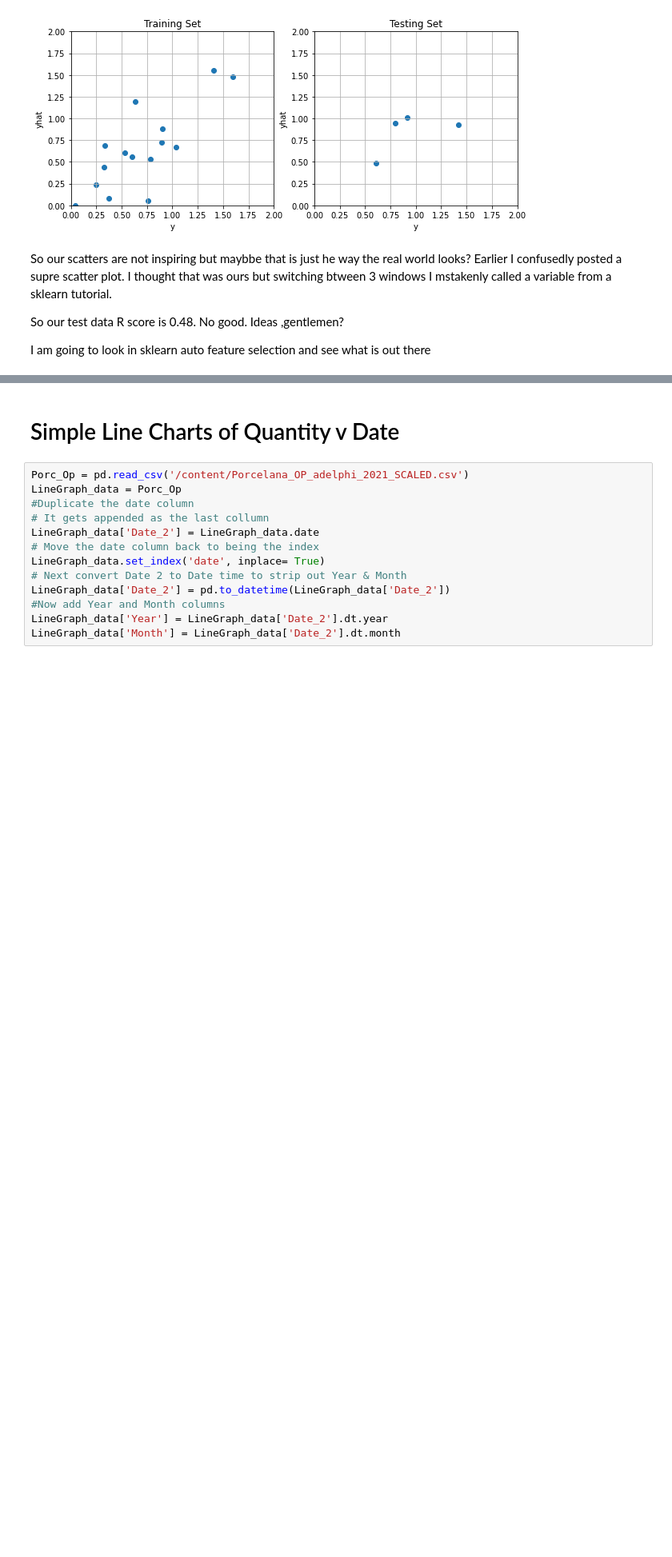
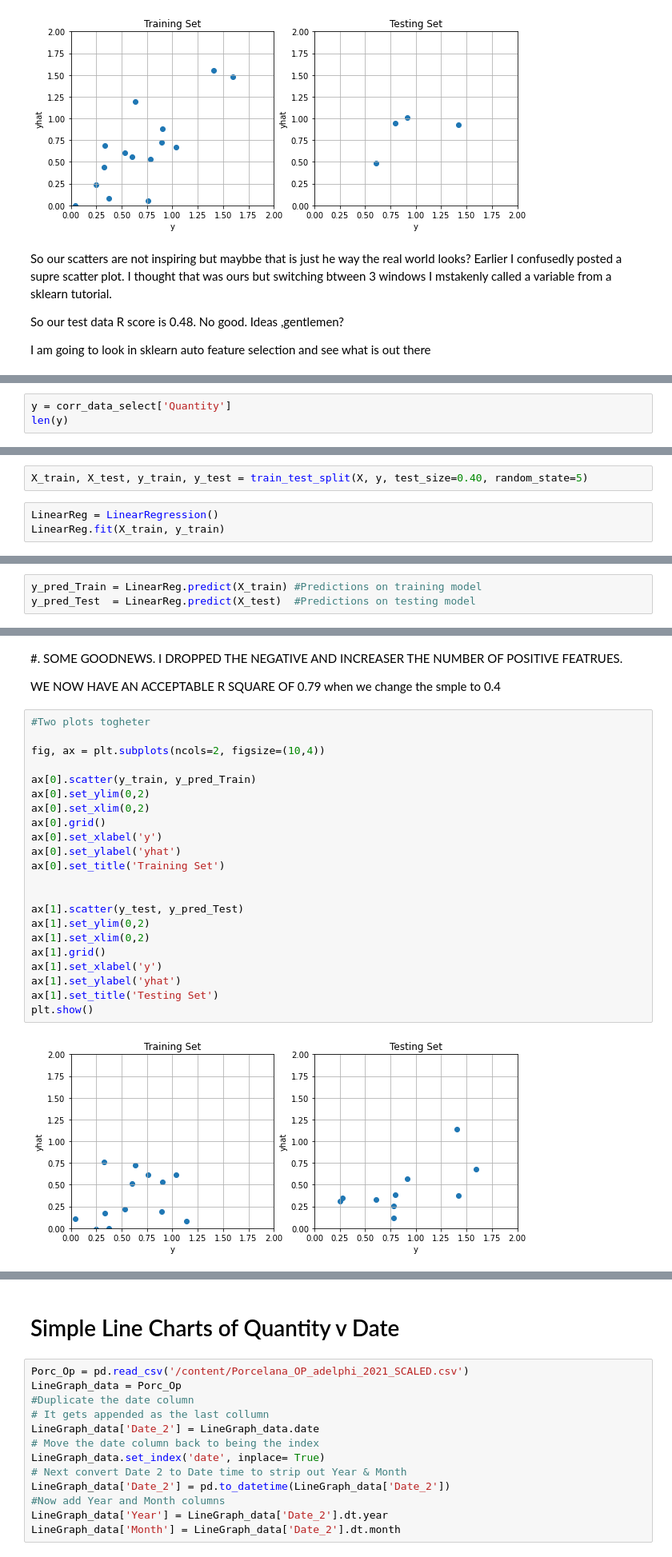
Before and after one commit to JF11579/Adelphi, a Jupyter notebook: Sprint_2_Group.ipynb, the cells around one changed output, grey strips where cells are left out. Shown at 80% size. Drawn from its saved outputs; the diff is of its cells as text; blank space fills up the shorter version.

```diff
--- a/Sprint_2_Group.ipynb
+++ b/Sprint_2_Group.ipynb
@@ -205,0 +285,3 @@ I am going to look in sklearn auto feature selection and see what is out there
+# %%
+y = corr_data_select['Quantity']
+len(y)
@@ -205,0 +292,5 @@ I am going to look in sklearn auto feature selection and see what is out there
+# %%
+X_train, X_test, y_train, y_test = train_test_split(X, y, test_size=0.40, random_state=5)
+# %%
+LinearReg = LinearRegression()
+LinearReg.fit(X_train, y_train)
@@ -205,0 +299,3 @@ I am going to look in sklearn auto feature selection and see what is out there
+# %%
+y_pred_Train = LinearReg.predict(X_train) #Predictions on training model
+y_pred_Test  = LinearReg.predict(X_test)  #Predictions on testing model
@@ -206,3 +324,31 @@ I am going to look in sklearn auto feature selection and see what is out there
+# %% [markdown]
+#. SOME GOODNEWS. I DROPPED THE NEGATIVE AND INCREASER THE NUMBER OF POSITIVE FEATRUES.
+
+WE NOW HAVE AN ACCEPTABLE R SQUARE OF 0.79 when we change  the smple to 0.4
+# %%
+#Two plots togheter
+
+fig, ax = plt.subplots(ncols=2, figsize=(10,4))
+
+ax[0].scatter(y_train, y_pred_Train)
+ax[0].set_ylim(0,2)
+ax[0].set_xlim(0,2)
+ax[0].grid()
+ax[0].set_xlabel('y')
+ax[0].set_ylabel('yhat')
+ax[0].set_title('Training Set')
+
+
+ax[1].scatter(y_test, y_pred_Test)
+ax[1].set_ylim(0,2)
+ax[1].set_xlim(0,2)
+ax[1].grid()
+ax[1].set_xlabel('y')
+ax[1].set_ylabel('yhat')
+ax[1].set_title('Testing Set')
+plt.show()
+# %% [output]
+[figure, added]
 # %%
 print('Training Metrics:')
 print('R squared:', metrics.r2_score(y_train, y_pred_Train))
```
Also changed, not shown: parts of 54 cells of this notebook.
